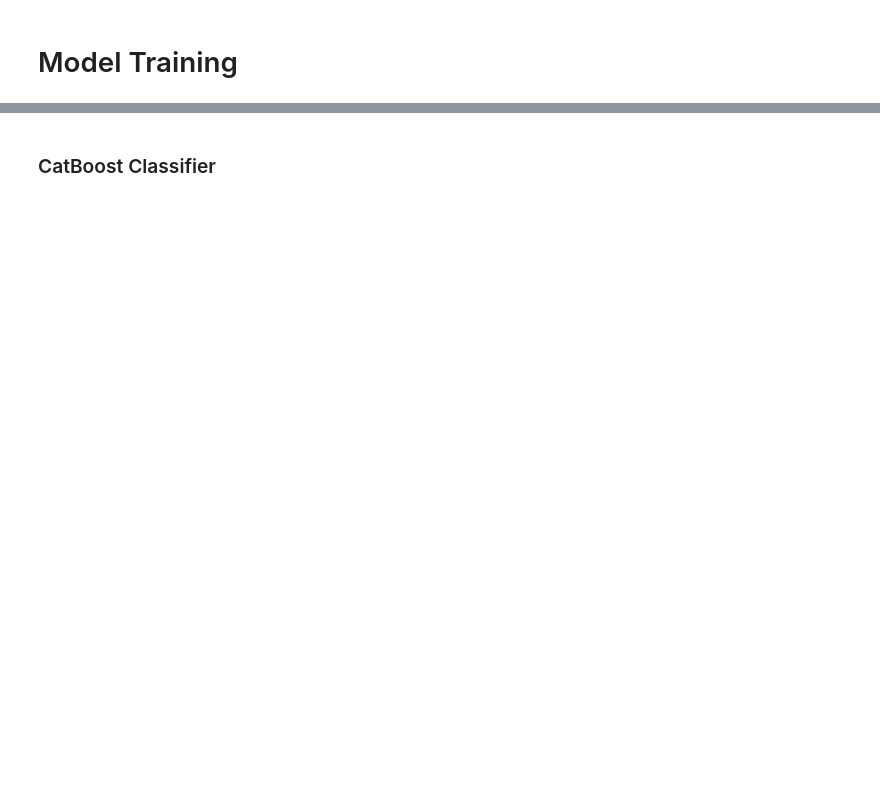
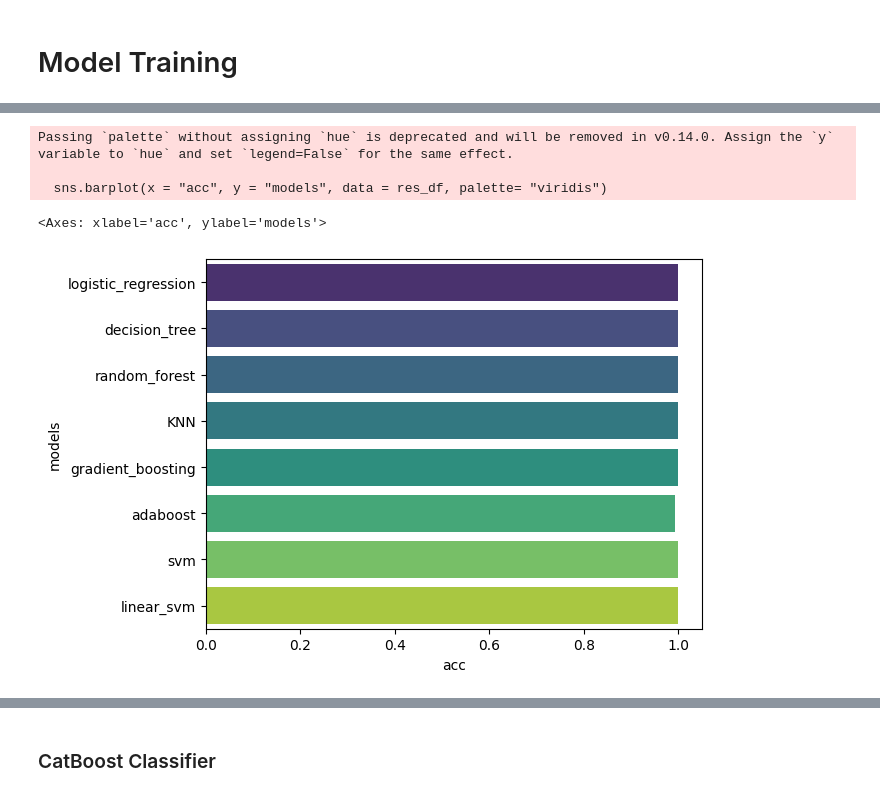
Before and after one commit to Kr-Adarsh/ML_CORE, a Jupyter notebook: projs/Mushroomdataset/Mushroomdataset.ipynb, the cells around one changed output, grey strips where cells are left out. Saved outputs shown, nothing was run; the diff lists cells and outputs as text; code cells hidden in the pictures; blank space fills up the shorter version.

```diff
--- a/projs/Mushroomdataset/Mushroomdataset.ipynb
+++ b/projs/Mushroomdataset/Mushroomdataset.ipynb
@@ -186,0 +248,13 @@ X_train, X_val, y_train, y_val = train_test_split(
+# %%
+X_train_num = scalar.fit_transform(X_train[["number_of_bruises", "ring-number"]])
+X_val_num = scalar.transform(X_val[["number_of_bruises", "ring-number"]])
+X_test_num = scalar.transform(test_df[["number_of_bruises", "ring-number"]])
+
+X_train_cat = ohe.fit_transform(X_train[categorical_cols[:-1]])
+X_val_cat = ohe.transform(X_val[categorical_cols[:-1]])
+X_test_cat = ohe.transform(test_df[categorical_cols[:-1]])
+# test_df.columns
+# %%
+X_train_final = np.hstack((X_train_num, X_train_cat.toarray()))
+X_val_final = np.hstack((X_val_num, X_val_cat.toarray()))
+X_test_final = np.hstack((X_test_num, X_test_cat.toarray()))
@@ -190,0 +273,20 @@ X_train, X_val, y_train, y_val = train_test_split(
+# %%
+models = {
+    "logistic_regression": LogisticRegression(max_iter=400),
+    "decision_tree": DecisionTreeClassifier(),
+    "random_forest": RandomForestClassifier(),
+    "KNN": KNeighborsClassifier(),
+    "gradient_boosting": GradientBoostingClassifier(),
+    "adaboost": AdaBoostClassifier(),
+    "svm": SVC(),
+    "linear_svm": LinearSVC()
+}
+from sklearn.metrics import accuracy_score
+# %%
+res = {}
+for i, model in models.items():
+    model.fit(X_train_final, y_train)
+    pred_val = model.predict(X_val_final)
+    accuracy = accuracy_score(y_val, pred_val)
+    print(f"{i} with accuracy: {accuracy:.3f}")
+    res[i] = accuracy
@@ -190,0 +302,9 @@ X_train, X_val, y_train, y_val = train_test_split(
+# %%
+res_df = pd.DataFrame(list(res.items()), columns = ["models", "acc"])
+sns.barplot(x = "acc", y = "models", data = res_df, palette= "viridis")
+# %% [output]
+Passing `palette` without assigning `hue` is deprecated and will be removed in v0.14.0. Assign the `y` variable to `hue` and set `legend=False` for the same effect.
+
+  sns.barplot(x = "acc", y = "models", data = res_df, palette= "viridis")
+<Axes: xlabel='acc', ylabel='models'>
+[figure, added]
```
Also changed, not shown: parts of 19 cells of this notebook, 1 other file.
